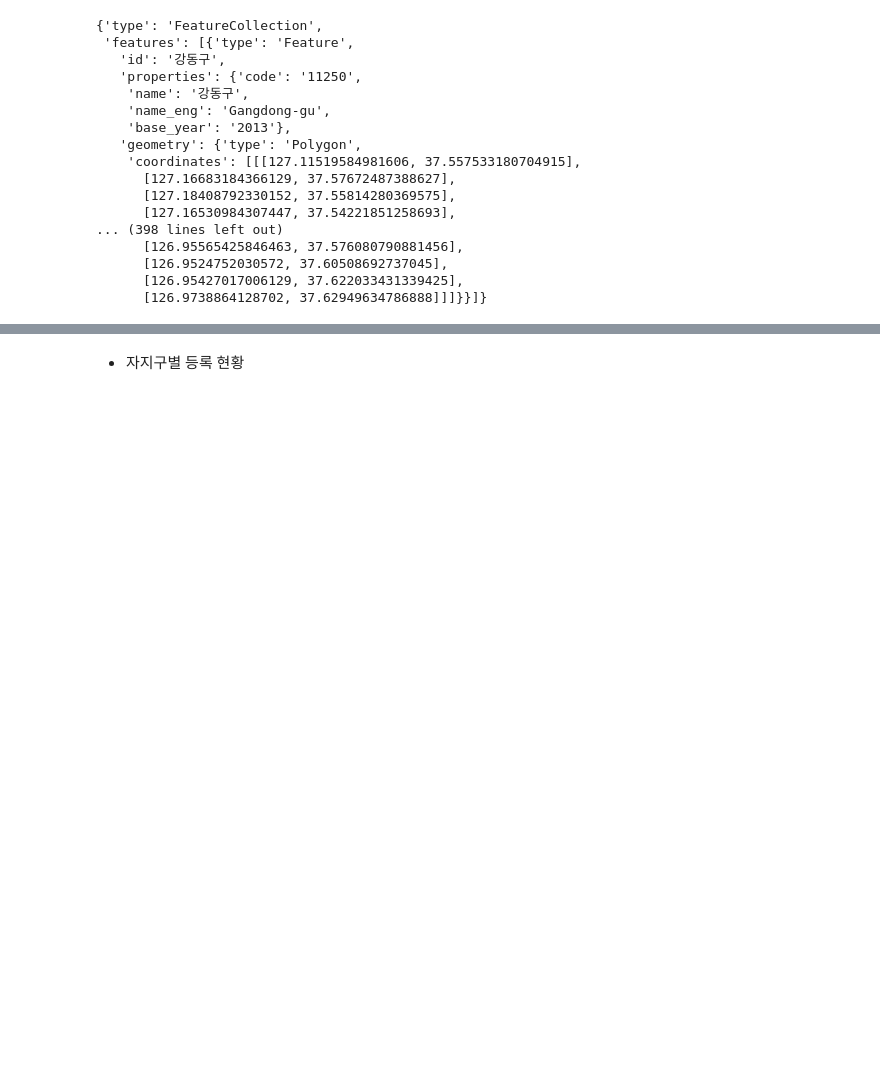
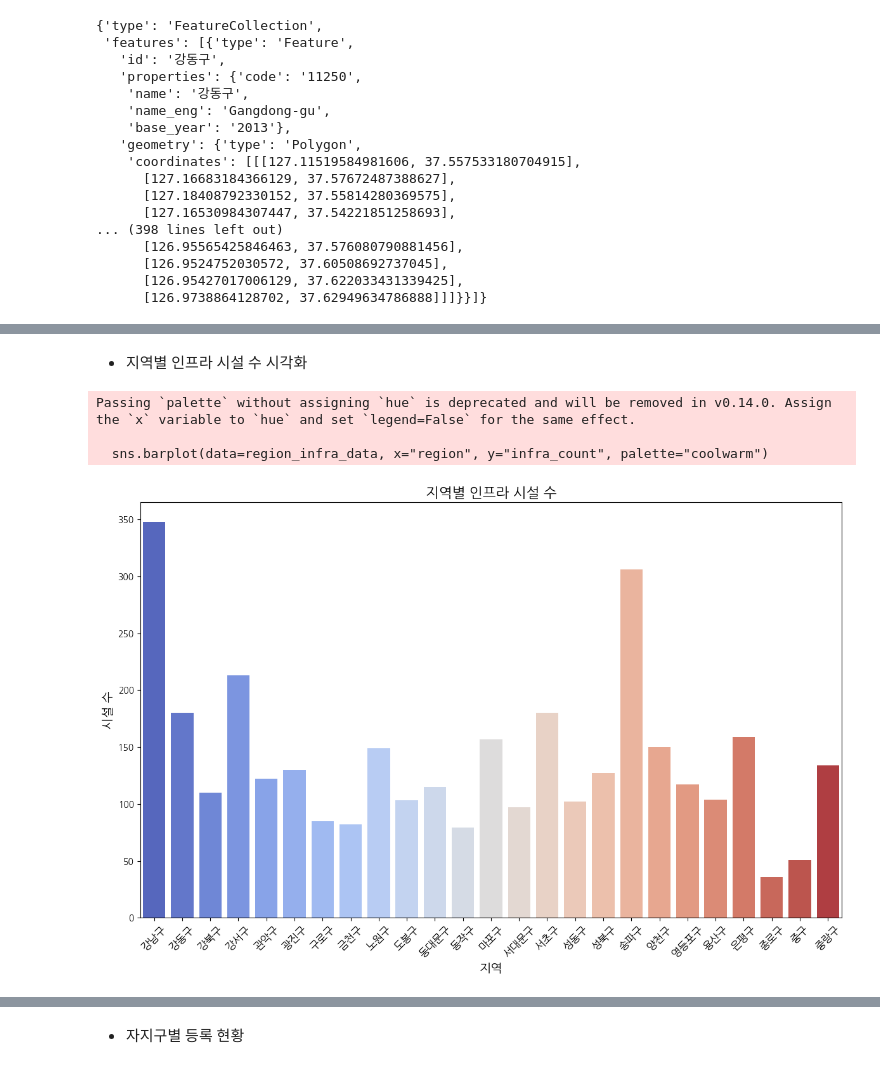
Before and after one commit to addinedu-ros-8th/eda-repo-5, a Jupyter notebook: src/petInfraAnalysis.ipynb, the cells around one changed output, grey strips where cells are left out. Cells and saved outputs as stored; diff of their text form; code cells hidden in the pictures; blank space fills up the shorter version.

Commit message:
data analysis

```diff
--- a/src/petInfraAnalysis.ipynb
+++ b/src/petInfraAnalysis.ipynb
@@ -66,3 +68,16 @@ regist_df.head()
 | 2 | 종로구 | 달마시안 | 3 |
 | 3 | 종로구 | 도베르만 | 21 |
 | 4 | 종로구 | 라브라도 리트리버 | 136 |
+# %%
+cursor = conn.cursor()
+cursor.execute("""
+                SELECT l.region, c.type, p.name, p.lat, p.lng
+                from pet_infra p
+                LEFT JOIN infra_category c ON p.category_id = c.id
+                LEFT JOIN region_list l ON p.region_id = l.id;
+                """)
+
+result = cursor.fetchall()
+
+infra_df = pd.DataFrame(result, columns=["region", "type", "name", "lat", "lng"])
+infra_df.head()
@@ -171,3 +193,24 @@ folium.GeoJson(
 map
 # %% [output]
 [interactive output not drawn]
+# %% [markdown]
+- 지역별 인프라 시설 수 시각화
+# %%
+region_infra_data = infra_df.groupby("region")["name"].count().reset_index()
+region_infra_data.columns = ["region", "infra_count"]
+
+plt.figure(figsize=(12, 8))
+sns.barplot(data=region_infra_data, x="region", y="infra_count", palette="coolwarm")
+
+plt.title("지역별 인프라 시설 수", fontsize=16)
+plt.xlabel("지역", fontsize=14)
+plt.ylabel("시설 수", fontsize=14)
+plt.xticks(rotation=45, fontsize=12)
+
+plt.tight_layout()
+plt.show()
+# %% [output]
+Passing `palette` without assigning `hue` is deprecated and will be removed in v0.14.0. Assign the `x` variable to `hue` and set `legend=False` for the same effect.
+
+  sns.barplot(data=region_infra_data, x="region", y="infra_count", palette="coolwarm")
+[figure, added]
```
Also changed, not shown: parts of 14 cells of this notebook, 1 other file.
